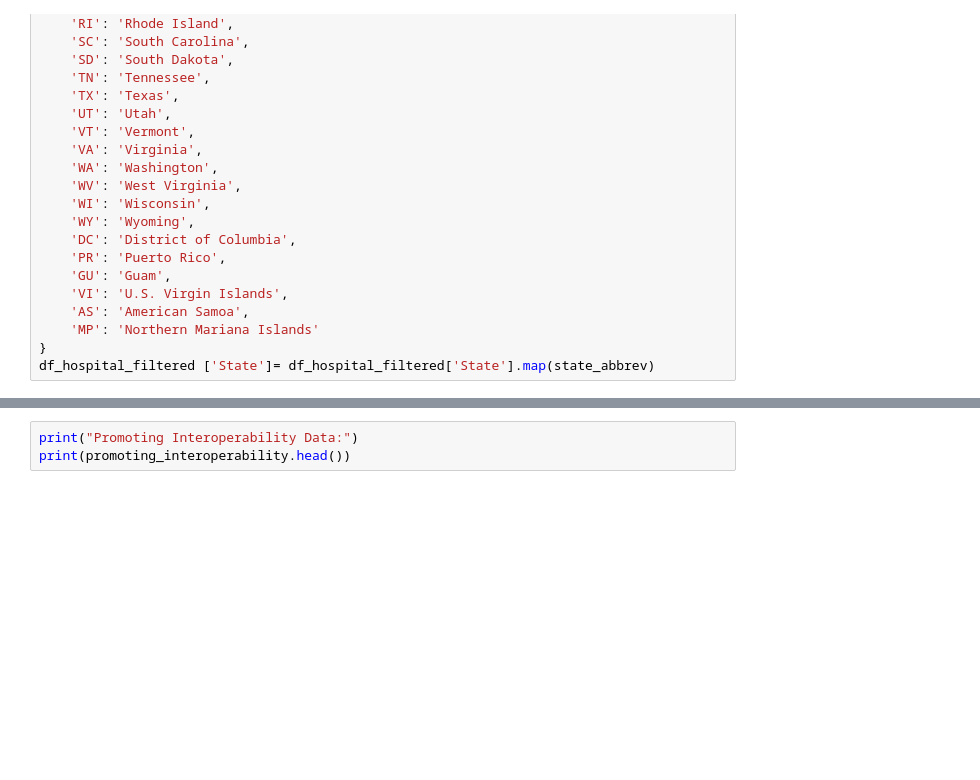
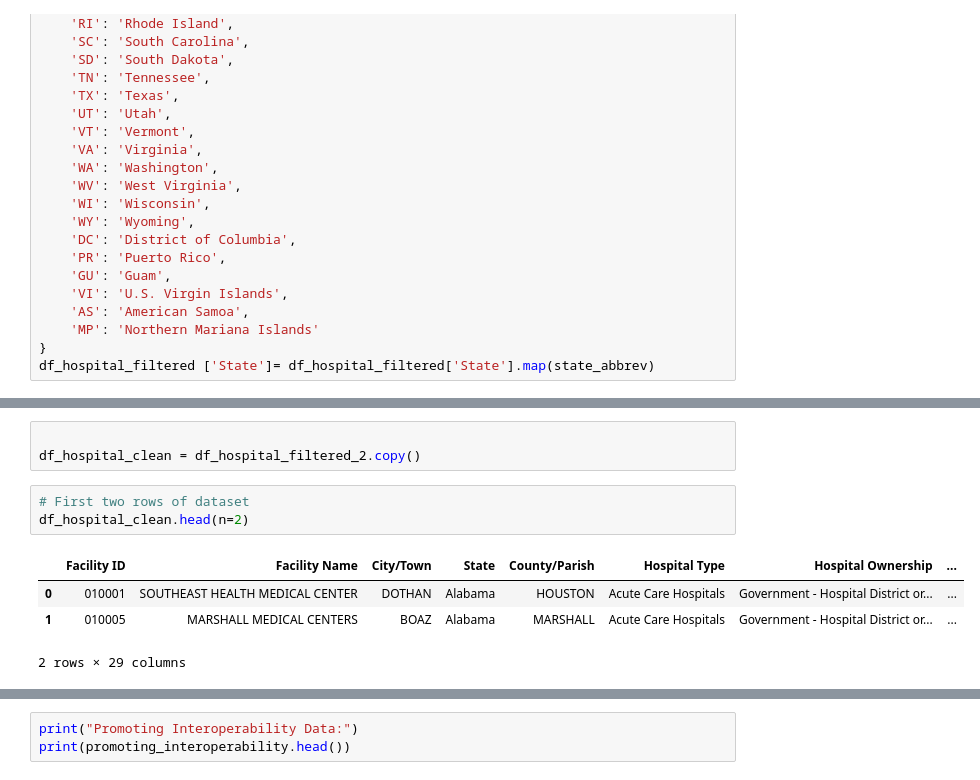
Before and after one commit to Hychow-gh/SI_618_Project, a Jupyter notebook: Project_Part_1.ipynb, the cells around one changed output, grey strips where cells are left out. Saved outputs shown, nothing was run; the diff lists cells and outputs as text; blank space fills up the shorter version.

```diff
--- a/Project_Part_1.ipynb
+++ b/Project_Part_1.ipynb
@@ -187,0 +232,11 @@ TE Group Footnote : 4505 missing value
+# %%
+
+df_hospital_clean = df_hospital_filtered_2.copy()
+# %%
+# First two rows of dataset
+df_hospital_clean.head(n=2)
+# %% [output]
+|  | Facility ID | Facility Name | City/Town | State | County/Parish | Hospital Type | Hospital Ownership | ... |
+| 0 | 010001 | SOUTHEAST HEALTH MEDICAL CENTER | DOTHAN | Alabama | HOUSTON | Acute Care Hospitals | Government - Hospital District or... | ... |
+| 1 | 010005 | MARSHALL MEDICAL CENTERS | BOAZ | Alabama | MARSHALL | Acute Care Hospitals | Government - Hospital District or... | ... |
+2 rows × 29 columns
```
Also changed, not shown: parts of 13 cells of this notebook, 1 other file.
